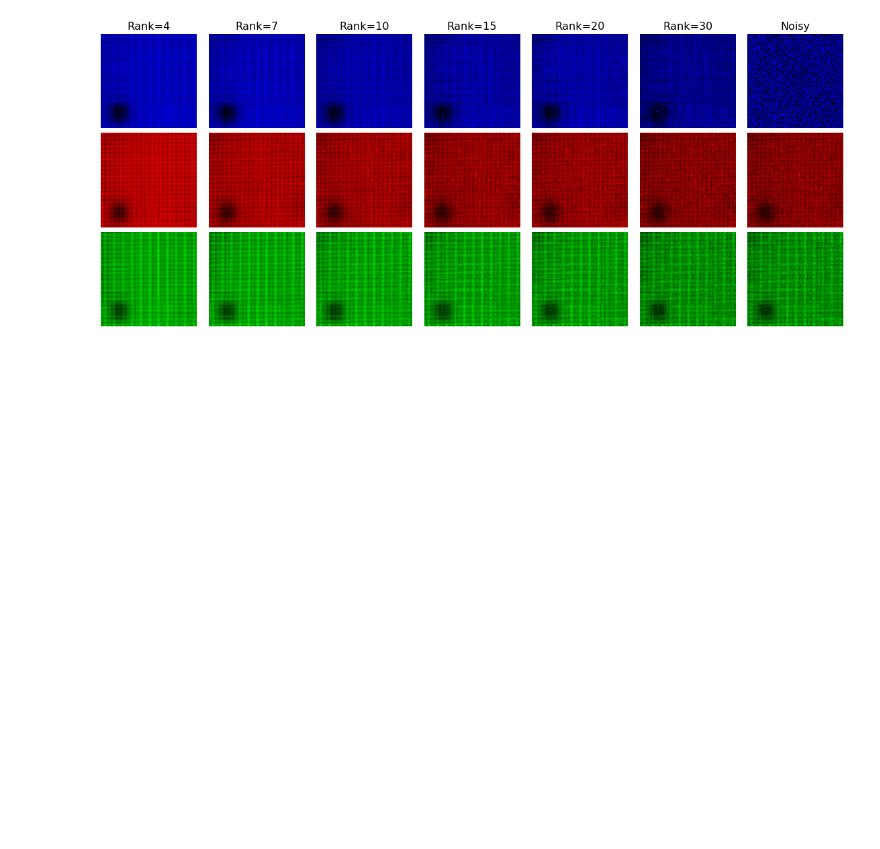
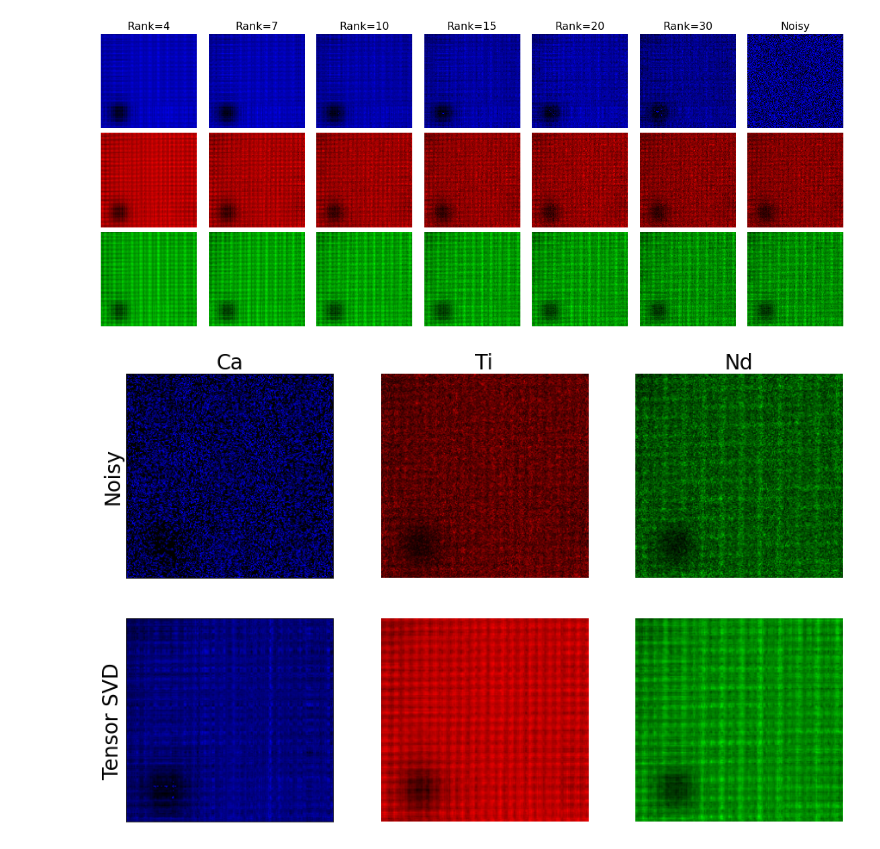
Before and after one commit to CY-Zhang/TensorSVDpaper, a Jupyter notebook: ResultProcessing/VisulizeResults_EDS.ipynb, the cells around one changed output. Cells and saved outputs as stored; diff of their text form; code cells hidden in the pictures; blank space fills up the shorter version.

Commit message:
Added tests to respond the suggestions from reviewer #1

```diff
--- a/ResultProcessing/VisulizeResults_EDS.ipynb
+++ b/ResultProcessing/VisulizeResults_EDS.ipynb
@@ -335,3 +336,86 @@ for irank in range(len(rank_list)):
 fig.subplots_adjust(wspace = 0.05, hspace = 0.05)
 # %% [output]
 [figure]
+# %%
+# Test channel-wise normalization according to suggestion from reviewer #2
+
+temp = sio.loadmat('D:/2020/TensorSVD/ManuscriptRelated/ExperimentData/TensorDenoised/EDS_denoised_grouped_10-10-7_channel_normed.mat')
+denoised = temp['est_HOOI']
+temp = sio.loadmat('D:/2020/TensorSVD/ManuscriptRelated/ExperimentData/RawData/EDS_grouped.mat')
+noisy = temp['datacube']
+
+fig = plt.figure(figsize=(15,20))
+
+data = noisy[:]
+data = data / np.amax(data) * 255
+rgbArray = np.zeros([240,244,3],dtype=np.uint8)
+
+fig.add_subplot(431)
+layer = data[:,:,1]
+layer = layer/np.amax(layer)*255*4
+rgbArray = np.zeros([240,244,3],dtype=np.uint8)
+rgbArray[:,:,2] = layer.astype('int')*1
+img = Image.fromarray(rgbArray)
+plt.imshow(img)
+plt.title('Ca',fontsize=24)
+plt.ylabel('Noisy',fontsize=24)
+plt.xticks([])
+plt.yticks([])
+
+fig.add_subplot(432)
+layer = data[:,:,2] + data[:,:,3]
+layer = layer/np.amax(layer)*255
+rgbArray = np.zeros([240,244,3],dtype=np.uint8)
+rgbArray[:,:,0] = layer.astype('int')
+img = Image.fromarray(rgbArray)
+plt.imshow(img)
+plt.title('Ti',fontsize=24)
+plt.axis('off')
+
+fig.add_subplot(433)
+layer = data[:,:,4] + data[:,:,5] + data[:,:,6]
+layer = layer/np.amax(layer)*255
+rgbArray = np.zeros([240,244,3],dtype=np.uint8)
+rgbArray[:,:,1] = layer.astype('int')
+img = Image.fromarray(rgbArray)
+plt.imshow(img)
+plt.axis('off')
+plt.title('Nd',fontsize=24)
+
+data = denoised[:]
+data = data / np.amax(data) * 255
+rgbArray = np.zeros([240,244,3],dtype=np.uint8)
+
+fig.add_subplot(434)
+layer = data[:,:,1]
+layer = layer/np.amax(layer)*255
+rgbArray = np.zeros([240,244,3],dtype=np.uint8)
+rgbArray[:,:,2] = layer.astype('int')*1
+img = Image.fromarray(rgbArray)
+plt.imshow(img)
+plt.ylabel('Tensor SVD',fontsize=24)
+plt.xticks([])
+plt.yticks([])
+
+fig.add_subplot(435)
+layer = data[:,:,2] + data[:,:,3]
+layer = layer/np.amax(layer)*255
+rgbArray = np.zeros([240,244,3],dtype=np.uint8)
+rgbArray[:,:,0] = layer.astype('int')
+img = Image.fromarray(rgbArray)
+plt.imshow(img)
+plt.axis('off')
+
+fig.add_subplot(436)
+layer = data[:,:,4] + data[:,:,5] + data[:,:,6]
+layer = layer/np.amax(layer)*255
+rgbArray = np.zeros([240,244,3],dtype=np.uint8)
+rgbArray[:,:,1] = layer.astype('int')
+img = Image.fromarray(rgbArray)
+plt.imshow(img)
+plt.axis('off')
+
+fig.savefig('C:/Users/Chenyu/OneDrive - UW-Madison/Manuscripts/Submitted/Zhang_Denoise_2020/Ultramicroscopy submission/\
+EDS denoise channel norm.tif')
+# %% [output]
+[figure, added]
```
Also changed, not shown: parts of 3 cells of this notebook.
